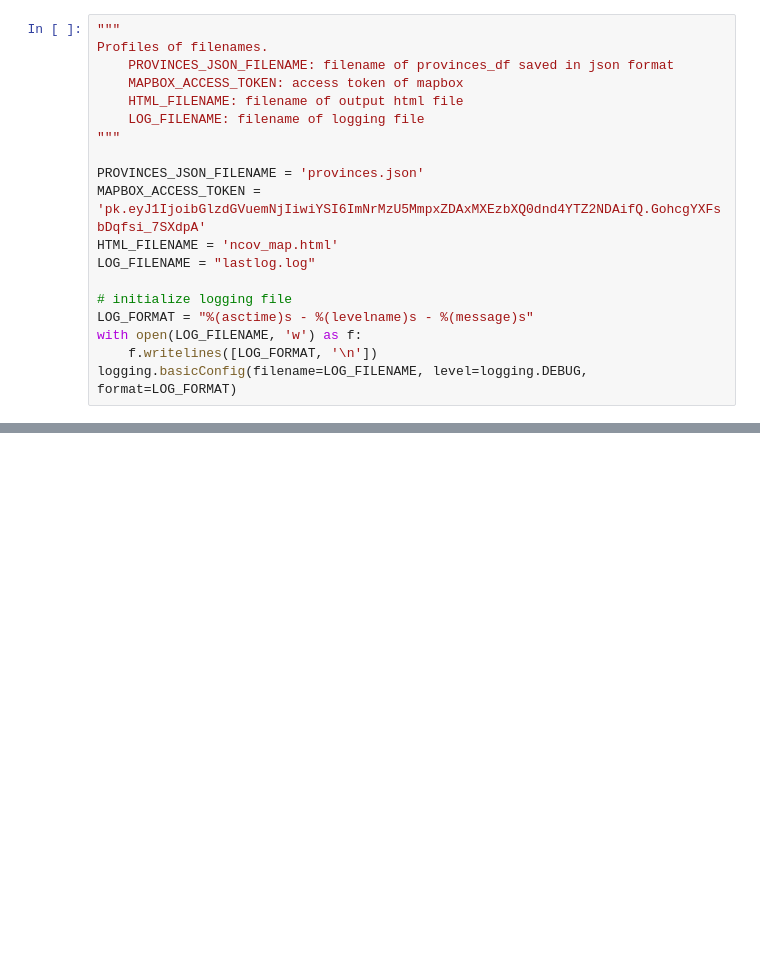
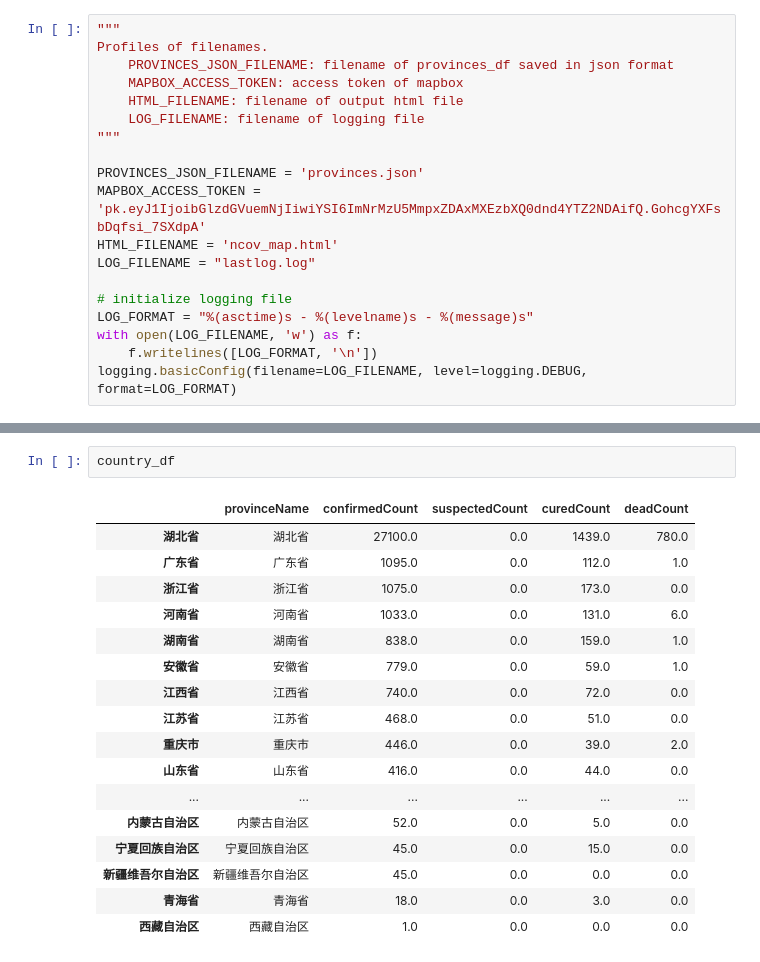
Before and after one commit to listenzcc/draw_ncov_map, a Jupyter notebook: plot_locations.ipynb, the cells around one changed output, grey strips where cells are left out. Saved outputs shown, nothing was run; the diff lists cells and outputs as text; blank space fills up the shorter version.

```diff
--- a/plot_locations.ipynb
+++ b/plot_locations.ipynb
@@ -40,0 +74,20 @@ main_title = '全国ncov {}例'.format(provinces_df.confirmedCount.sum())
+# %%
+country_df
+# %% [output]
+|  | provinceName | confirmedCount | suspectedCount | curedCount | deadCount |
+| 湖北省 | 湖北省 | 27100.0 | 0.0 | 1439.0 | 780.0 |
+| 广东省 | 广东省 | 1095.0 | 0.0 | 112.0 | 1.0 |
+| 浙江省 | 浙江省 | 1075.0 | 0.0 | 173.0 | 0.0 |
+| 河南省 | 河南省 | 1033.0 | 0.0 | 131.0 | 6.0 |
+| 湖南省 | 湖南省 | 838.0 | 0.0 | 159.0 | 1.0 |
+| 安徽省 | 安徽省 | 779.0 | 0.0 | 59.0 | 1.0 |
+| 江西省 | 江西省 | 740.0 | 0.0 | 72.0 | 0.0 |
+| 江苏省 | 江苏省 | 468.0 | 0.0 | 51.0 | 0.0 |
+| 重庆市 | 重庆市 | 446.0 | 0.0 | 39.0 | 2.0 |
+| 山东省 | 山东省 | 416.0 | 0.0 | 44.0 | 0.0 |
+| ... | ... | ... | ... | ... | ... |
+| 内蒙古自治区 | 内蒙古自治区 | 52.0 | 0.0 | 5.0 | 0.0 |
+| 宁夏回族自治区 | 宁夏回族自治区 | 45.0 | 0.0 | 15.0 | 0.0 |
+| 新疆维吾尔自治区 | 新疆维吾尔自治区 | 45.0 | 0.0 | 0.0 | 0.0 |
+| 青海省 | 青海省 | 18.0 | 0.0 | 3.0 | 0.0 |
+| 西藏自治区 | 西藏自治区 | 1.0 | 0.0 | 0.0 | 0.0 |
```
Also changed, not shown: parts of 11 cells of this notebook, 1 other file.
